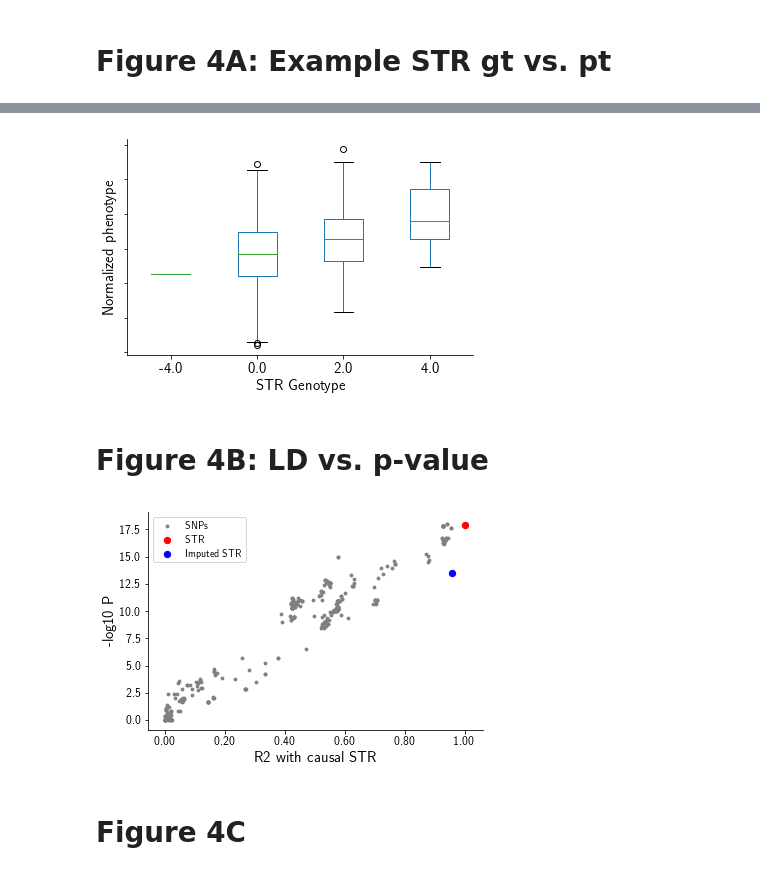
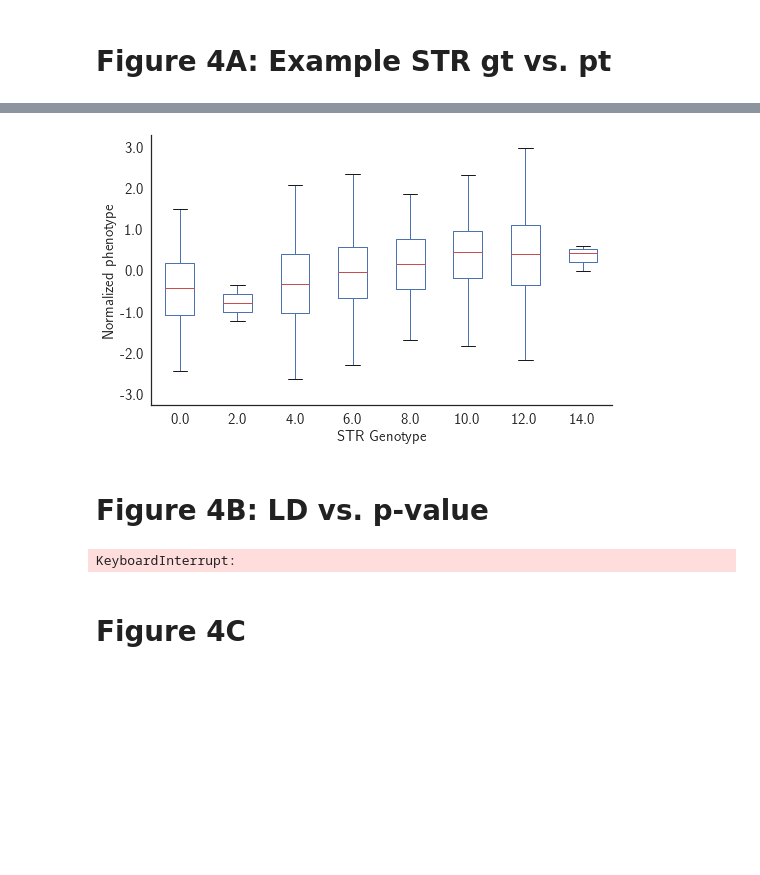
Before and after one commit to gymreklab/ssc-imputation, a Jupyter notebook: haplotype_paper/Figures/Figure4_GWASPower.ipynb, the cells around one changed output, grey strips where cells are left out. Saved outputs shown, nothing was run; the diff lists cells and outputs as text; code cells hidden in the pictures; blank space fills up the shorter version.

```diff
--- a/haplotype_paper/Figures/Figure4_GWASPower.ipynb
+++ b/haplotype_paper/Figures/Figure4_GWASPower.ipynb
@@ -25,5 +25,6 @@ SIMDIR="/storage/ileena/simulation/SSC/fig_haplo_paper/"
 DATADIR="/storage/mgymrek/ssc-imputation/"
 OUTPATH="pdfs/"
 PREFIX="Figure4"
+REGION="chr21_23934706"
 # %% [output]
 Populating the interactive namespace from numpy and matplotlib
@@ -40,31 +35,36 @@ True_STR_Sum
 # %%
 # Load data for example
-ex_gt_data = pd.read_csv(os.path.join(SIMDIR, "b03_chr21_25000266_STR_21_25000266.gt"), sep="\t")
-ex_pt_data = pd.read_csv(os.path.join(SIMDIR, "b03_chr21_25000266_0.pheno"), sep="\t", names=["Sample_ID", "x", "pt"])
+ex_gt_data = pd.read_csv(os.path.join(SIMDIR, REGION+ "_STR_21_23934706.gt"), sep="\t")
+ex_pt_data = pd.read_csv(os.path.join(SIMDIR, REGION+ "_0.pheno"), sep="\t", names=["Sample_ID", "x", "pt"])
 ex_data = pd.merge(ex_gt_data, ex_pt_data, on=["Sample_ID"])
 ex_data["gt"] = ex_data["True_STR_Sum"]
 
+# Figure
 fig = plt.figure()
+fig.set_size_inches((8, 5))
 ax = fig.add_subplot(111)
 ex_data.boxplot(column="pt", by="gt", ax=ax, grid=False);
+
 ax.set_title("")
 plt.suptitle("");
 ax.spines['right'].set_visible(False)
 ax.spines['top'].set_visible(False)
 ax.yaxis.set_ticks_position('left')
 ax.xaxis.set_ticks_position('bottom');
 ax.set_xlabel("STR Genotype", size=15)
 ax.set_ylabel("Normalized phenotype", size=15);
 ax.set_xticklabels(ax.get_xticklabels(), size=15);
-ax.set_yticklabels(ax.get_yticklabels(), size=15);
+ax.set_yticks(np.arange(-3, 3.1, 1))
+ax.set_yticklabels(ax.get_yticks(), size=15);
+fig.savefig(os.path.join(OUTPATH, "%s_ExampleAssociation.pdf"%PREFIX))
 # %% [output]
-[figure, old version]
+[figure, new version]
 # %% [markdown]
 # Figure 4B: LD vs. p-value
 # %%
 r2 = pd.read_csv(os.path.join(DATADIR, "gwas-power", "r2_snp.tab"), sep="\t")
 r2_imp = pd.read_csv(os.path.join(DATADIR, "gwas-power", "r2_imp.tab"), sep="\t")
-assoc = pd.read_csv(os.path.join(SIMDIR, "b03_chr21_25000266_power_simulation_results.txt"), sep="\t")
+assoc = pd.read_csv(os.path.join(SIMDIR, REGION + "_power_simulation_results.txt"), sep="\t")
 str_coord = assoc[assoc["testclass"]=="STR"]["locus"].values[0]
 
 # Pull out SNPs
@@ -72,8 +72,11 @@ r2 = r2[r2["locus1"]==str_coord]
 r2["locus"] = r2["locus2"]
 snp_assoc = assoc[assoc["testclass"]=="SNP"]
 snp_assoc = pd.merge(snp_assoc, r2, on=["locus"])
+# %% [output]
+KeyboardInterrupt:
 # %%
 fig = plt.figure()
+fig.set_size_inches((6, 4))
 ax = fig.add_subplot(111)
 
 # Plotting all SNPs
@@ -93,10 +96,9 @@ ax.yaxis.set_ticks_position('left')
 ax.xaxis.set_ticks_position('bottom');
 ax.set_xlabel("R2 with causal STR", size=15)
 ax.set_ylabel("-log10 P", size=15);
-ax.set_xticklabels(["%.2f"%x for x in ax.get_xticks()], size=12)
+ax.set_xticklabels(["%.1f"%x for x in ax.get_xticks()], size=12)
 ax.set_yticklabels(["%.1f"%x for x in ax.get_yticks()], size=12)
 ax.legend(loc="upper left");
+fig.savefig(os.path.join("%s_r2vsP.pdf"%PREFIX))
-# %% [output]
-[figure, removed]
 # %% [markdown]
 # Figure 4C
```
Also changed, not shown: parts of 9 cells of this notebook, 1 other file.
